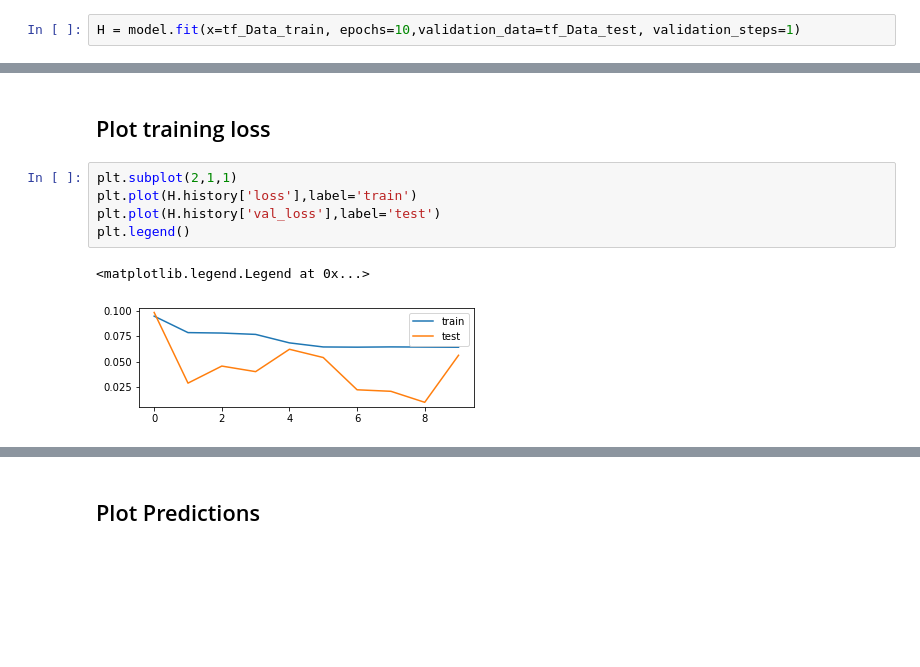
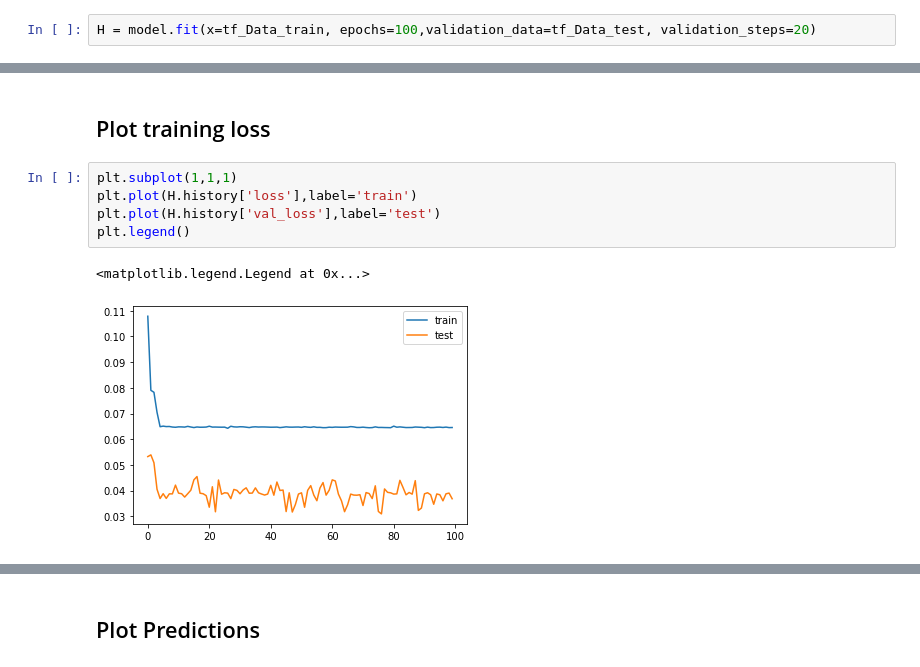
Before and after one commit to NILodio/UDEA_Monografia_Project, a Jupyter notebook: Notebooks/01_BaseLine.ipynb, the cells around one changed output, grey strips where cells are left out. Drawn from its saved outputs; the diff is of its cells as text; blank space fills up the shorter version.

```diff
--- a/Notebooks/01_BaseLine.ipynb
+++ b/Notebooks/01_BaseLine.ipynb
@@ -245,5 +245,5 @@ print(model.evaluate(tf_Data_train))
 # %% [markdown]
 ## Fit Model
 # %%
-H = model.fit(x=tf_Data_train, epochs=10,validation_data=tf_Data_test, validation_steps=1)
+H = model.fit(x=tf_Data_train, epochs=100,validation_data=tf_Data_test, validation_steps=20)
 # %% [output]
@@ -272,10 +276,10 @@ Epoch 10/10
 # %% [markdown]
 ## Plot training loss
 # %%
-plt.subplot(2,1,1)
+plt.subplot(1,1,1)
 plt.plot(H.history['loss'],label='train')
 plt.plot(H.history['val_loss'],label='test')
 plt.legend()
 # %% [output]
 <matplotlib.legend.Legend at 0x...>
-[figure, old version]
+[figure, new version]
```
Also changed, not shown: parts of 10 cells of this notebook, 18 other files.
